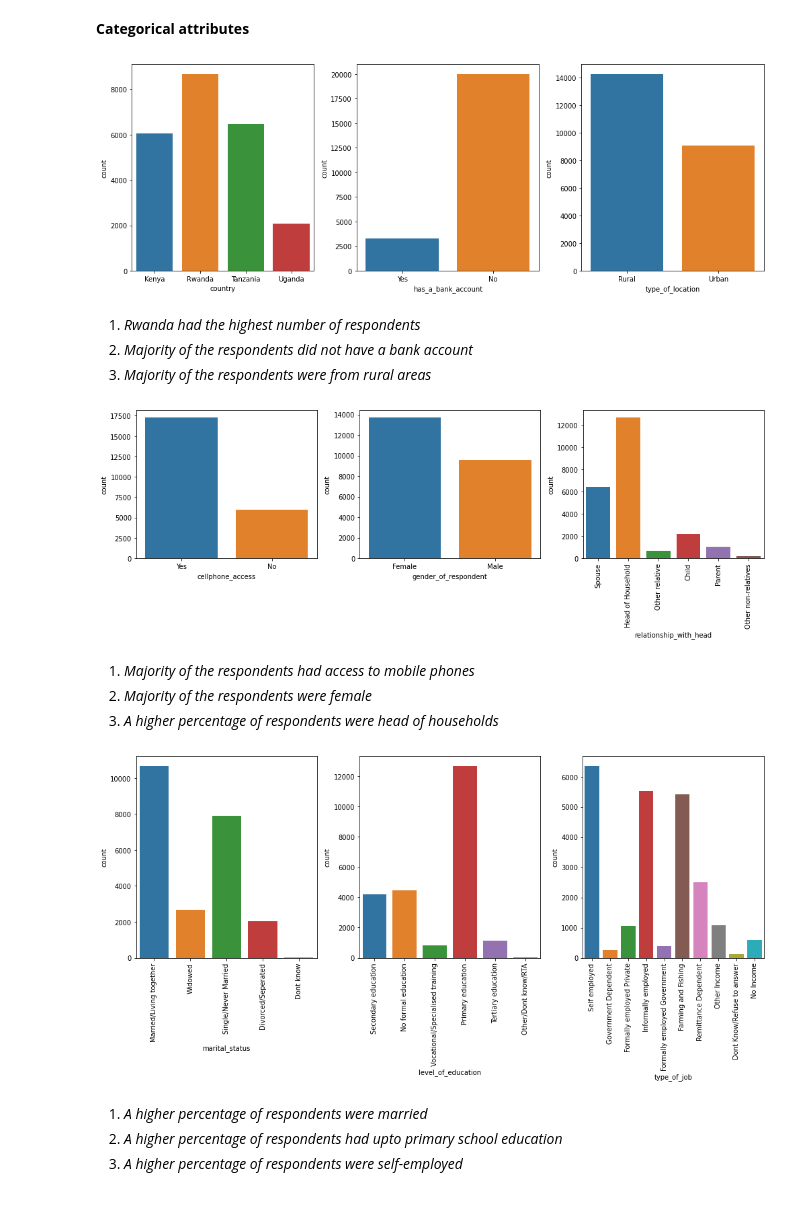
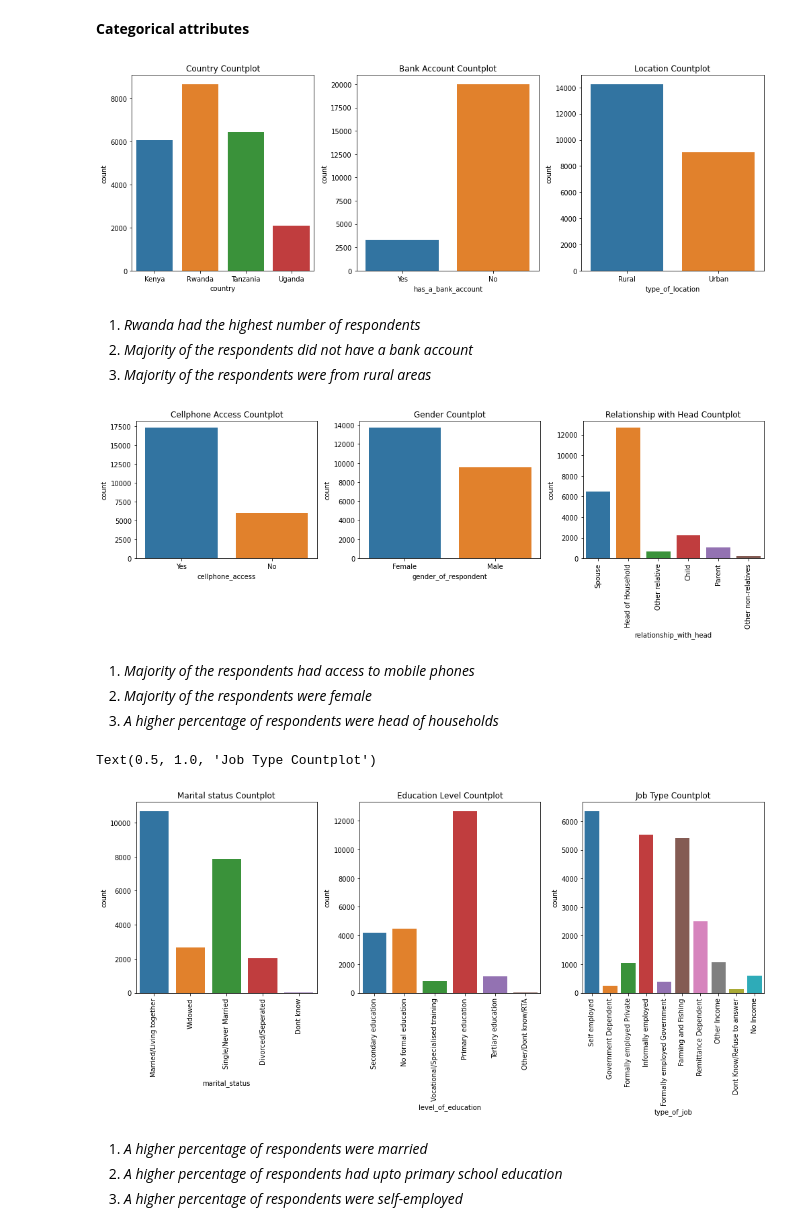
Before and after one commit to WilkisterMbaka/Finscope-Financial-Analysis, a Jupyter notebook: Moringa_Data_Science_Core_W2_Independent_Project_2022_04_Wilkister_Mbaka.ipynb, the cells around one changed output. Cells and saved outputs as stored; diff of their text form; code cells hidden in the pictures.

```diff
--- a/Moringa_Data_Science_Core_W2_Independent_Project_2022_04_Wilkister_Mbaka.ipynb
+++ b/Moringa_Data_Science_Core_W2_Independent_Project_2022_04_Wilkister_Mbaka.ipynb
@@ -402,15 +402,20 @@ Text(0.5, 1.0, 'Year Histogram')
 # %%
 # Countplots
 plt.rcParams["figure.figsize"] = [14, 5]
 plt.rcParams["figure.autolayout"] = True
 f, axes = plt.subplots(1, 3)
+
 sns.countplot(df.country, x='country', ax=axes[0])
 sns.countplot(df.has_a_bank_account, x='has_a_bank_account', ax=axes[1])
 sns.countplot(df.type_of_location, x='type_of_location', ax=axes[2])
 
+axes[0].set_title('Country Countplot')
+axes[1].set_title('Bank Account Countplot')
+axes[2].set_title('Location Countplot')
+
 plt.show()
 # %% [output]
-[figure, old version]
+[figure, new version]
 # %% [markdown]
 1. *Rwanda had the highest number of respondents*
 2. *Majority of the respondents did not have a bank account*
@@ -420,13 +425,19 @@ plt.show()
 plt.rcParams["figure.figsize"] = [14.00, 5]
 plt.rcParams["figure.autolayout"] = True
 f, axes = plt.subplots(1, 3)
+
 sns.countplot(df.cellphone_access, x='cellphone_access', ax=axes[0])
 sns.countplot(df.gender_of_respondent, x='gender_of_respondent', ax=axes[1])
 sns.countplot(df.relationship_with_head, x='relationship_with_head', ax=axes[2])
 plt.xticks(rotation=90)
+
+axes[0].set_title('Cellphone Access Countplot')
+axes[1].set_title('Gender Countplot')
+axes[2].set_title('Relationship with Head Countplot')
+
 plt.show()
 # %% [output]
-[figure, old version]
+[figure, new version]
 # %% [markdown]
 1. *Majority of the respondents had access to mobile phones*
 2. *Majority of the respondents were female*
@@ -436,14 +447,21 @@ plt.show()
 plt.rcParams["figure.figsize"] = [14.00, 7]
 plt.rcParams["figure.autolayout"] = True
 f, axes = plt.subplots(1, 3)
+
 ax = sns.countplot(df.marital_status, x='marital_status', ax=axes[0])
 ax1 = sns.countplot(df.level_of_education, x='level_of_education', ax=axes[1])
 ax2 = sns.countplot(df.type_of_job, x='type_of_job', ax=axes[2])
+
 ax.tick_params(axis='x', rotation=90)
 ax1.tick_params(axis='x', rotation=90)
 ax2.tick_params(axis='x', rotation=90)
+
+axes[0].set_title('Marital status Countplot')
+axes[1].set_title('Education Level Countplot')
+axes[2].set_title('Job Type Countplot')
 # %% [output]
+Text(0.5, 1.0, 'Job Type Countplot')
-[figure, old version]
+[figure, new version]
 # %% [markdown]
 1. *A higher percentage of respondents were married*
 2. *A higher percentage of respondents had upto primary school education*
```
Also changed, not shown: parts of 51 cells of this notebook.
